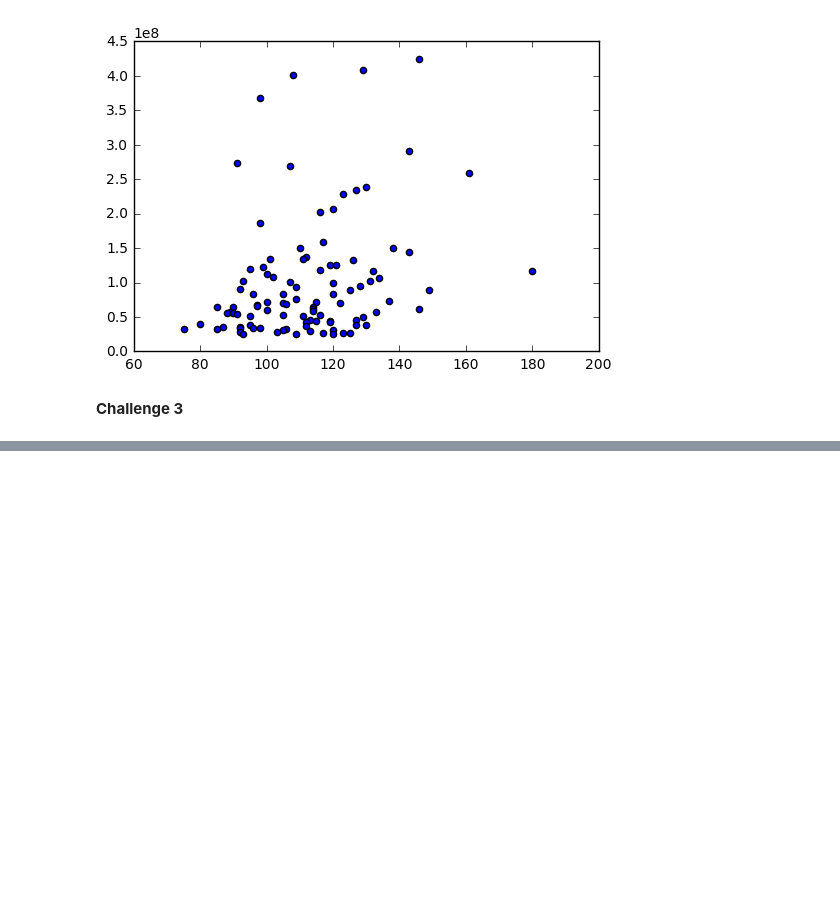
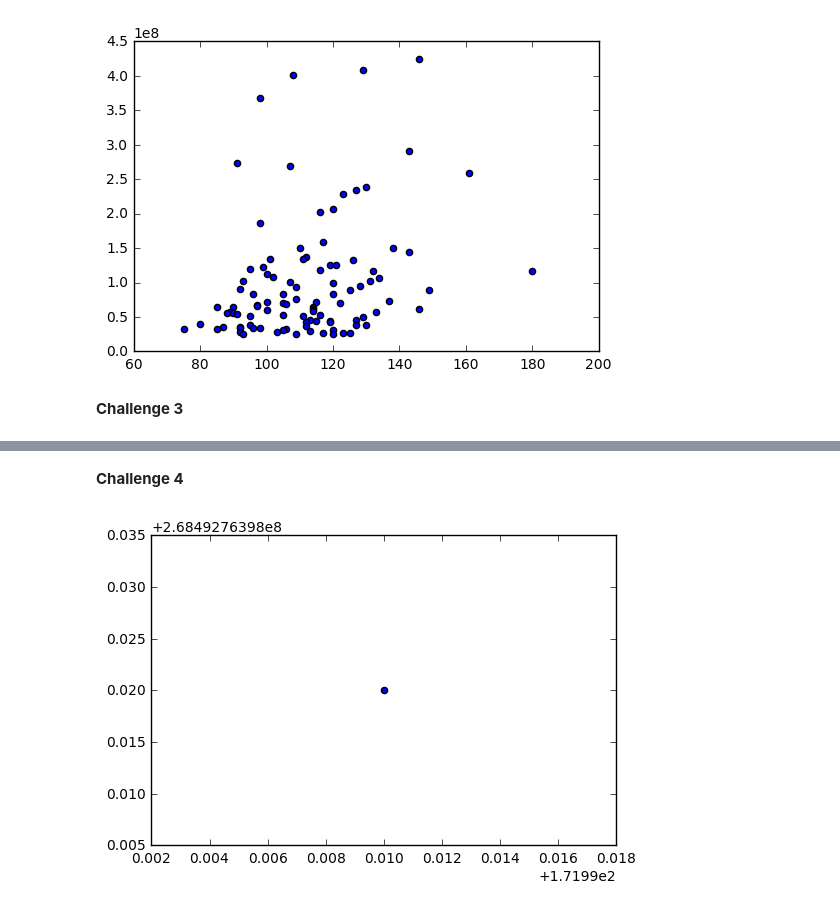
Before and after one commit to ptpro3/jekyll-now, a Jupyter notebook: Projects/Challenge03/challenge_set_3_prashant.ipynb, the cells around one changed output, grey strips where cells are left out. Cells and saved outputs as stored; diff of their text form; code cells hidden in the pictures; blank space fills up the shorter version.

Commit message:
update Challenge 3

```diff
--- a/Projects/Challenge03/challenge_set_3_prashant.ipynb
+++ b/Projects/Challenge03/challenge_set_3_prashant.ipynb
@@ -69,0 +56,8 @@ df.groupby(['Rating'])
+# %% [markdown]
+**Challenge 4**
+# %%
+x = df[df.Rating == 'G']['Days']
+y = df[df.Rating == 'G']['DomesticTotalGross']
+plt.scatter(x,y);
+# %% [output]
+[figure, added]
```
Also changed, not shown: parts of 13 cells of this notebook.
